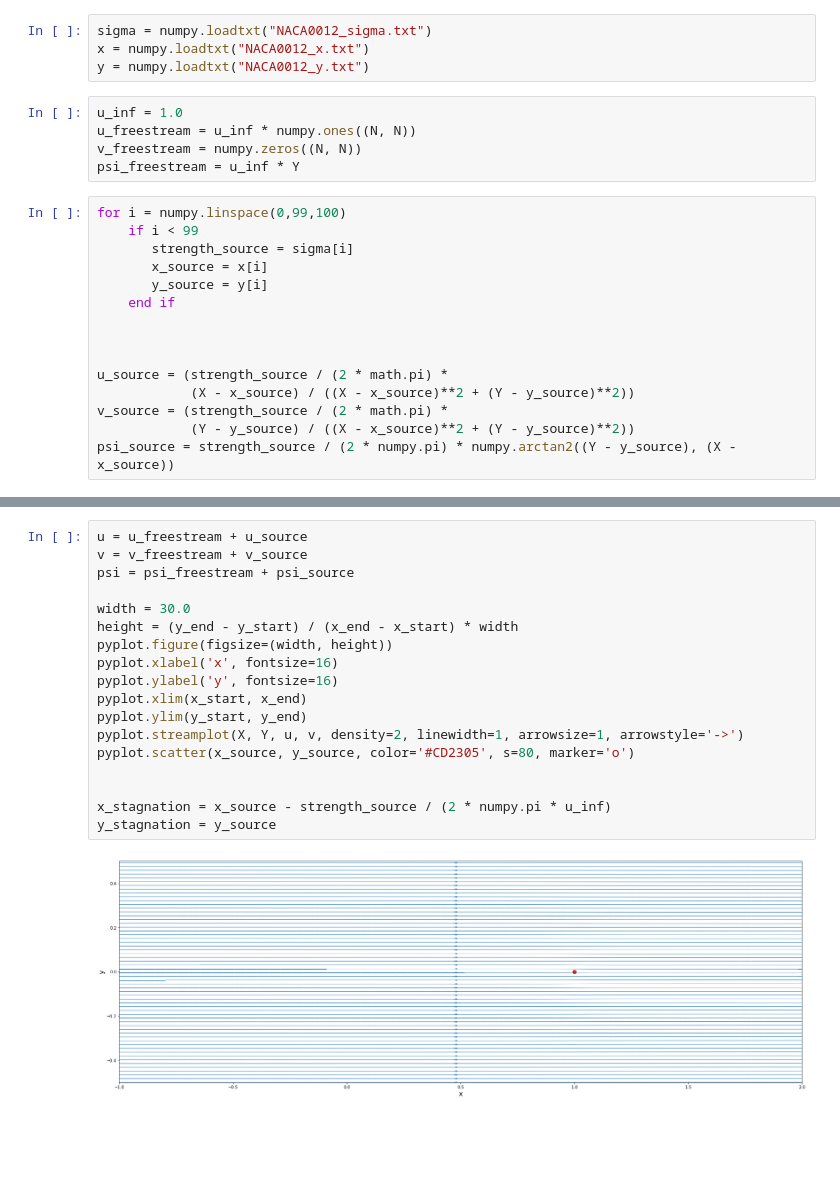
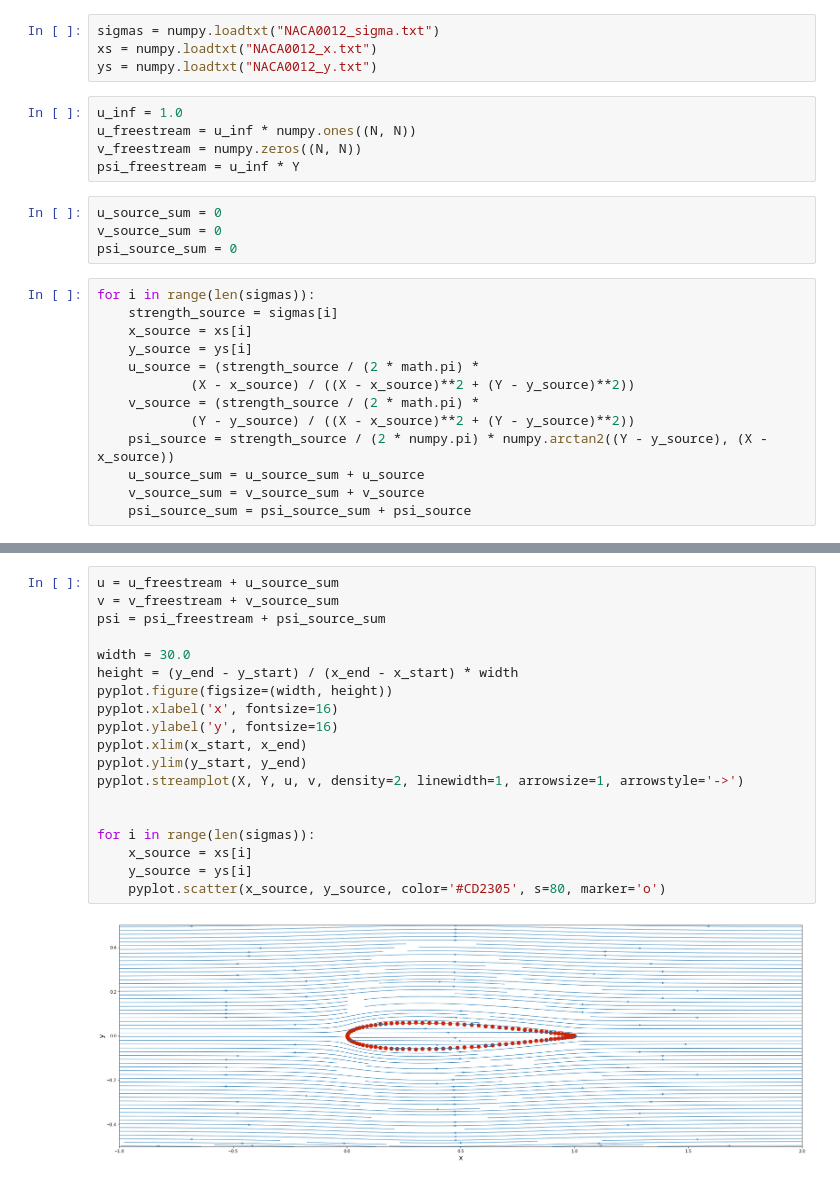
Before and after one commit to tianjiaozhang678/mae6226, a Jupyter notebook: Assignment.ipynb, the cells around one changed output, grey strips where cells are left out. Cells and saved outputs as stored; diff of their text form; blank space fills up the shorter version.

```diff
--- a/Assignment.ipynb
+++ b/Assignment.ipynb
@@ -11,26 +11,28 @@ x = numpy.linspace(x_start, x_end, N)
 y = numpy.linspace(y_start, y_end, N)
 X, Y = numpy.meshgrid(x, y)
 # %%
-sigma = numpy.loadtxt("NACA0012_sigma.txt")
-x = numpy.loadtxt("NACA0012_x.txt")
-y = numpy.loadtxt("NACA0012_y.txt")
+sigmas = numpy.loadtxt("NACA0012_sigma.txt")
+xs = numpy.loadtxt("NACA0012_x.txt")
+ys = numpy.loadtxt("NACA0012_y.txt")
 # %%
 u_inf = 1.0
 u_freestream = u_inf * numpy.ones((N, N))
 v_freestream = numpy.zeros((N, N))
 psi_freestream = u_inf * Y
+# %%
+u_source_sum = 0
+v_source_sum = 0
+psi_source_sum = 0
 # %%
-for i = numpy.linspace(0,99,100)
-    if i < 99
-       strength_source = sigma[i]
-       x_source = x[i]
-       y_source = y[i]
-    end if
-
-
-
-u_source = (strength_source / (2 * math.pi) *
+for i in range(len(sigmas)):
+    strength_source = sigmas[i]
+    x_source = xs[i]
+    y_source = ys[i]
+    u_source = (strength_source / (2 * math.pi) *
             (X - x_source) / ((X - x_source)**2 + (Y - y_source)**2))
-v_source = (strength_source / (2 * math.pi) *
+    v_source = (strength_source / (2 * math.pi) *
             (Y - y_source) / ((X - x_source)**2 + (Y - y_source)**2))
-psi_source = strength_source / (2 * numpy.pi) * numpy.arctan2((Y - y_source), (X - x_source))
+    psi_source = strength_source / (2 * numpy.pi) * numpy.arctan2((Y - y_source), (X - x_source))
+    u_source_sum = u_source_sum + u_source
+    v_source_sum = v_source_sum + v_source
+    psi_source_sum = psi_source_sum + psi_source
@@ -39,20 +39,21 @@ SyntaxError: invalid syntax (<ipython-input-58-79630d2a4dd4>, line 1)
 # %%
-u = u_freestream + u_source
-v = v_freestream + v_source
-psi = psi_freestream + psi_source
+u = u_freestream + u_source_sum
+v = v_freestream + v_source_sum
+psi = psi_freestream + psi_source_sum
 
 width = 30.0
 height = (y_end - y_start) / (x_end - x_start) * width
 pyplot.figure(figsize=(width, height))
 pyplot.xlabel('x', fontsize=16)
 pyplot.ylabel('y', fontsize=16)
 pyplot.xlim(x_start, x_end)
 pyplot.ylim(y_start, y_end)
 pyplot.streamplot(X, Y, u, v, density=2, linewidth=1, arrowsize=1, arrowstyle='->')
-pyplot.scatter(x_source, y_source, color='#CD2305', s=80, marker='o')
 
 
-x_stagnation = x_source - strength_source / (2 * numpy.pi * u_inf)
-y_stagnation = y_source
+for i in range(len(sigmas)):
+    x_source = xs[i]
+    y_source = ys[i]
+    pyplot.scatter(x_source, y_source, color='#CD2305', s=80, marker='o')
 # %% [output]
-[figure, old version]
+[figure, new version]
```
Also changed, not shown: parts of 3 cells of this notebook.
